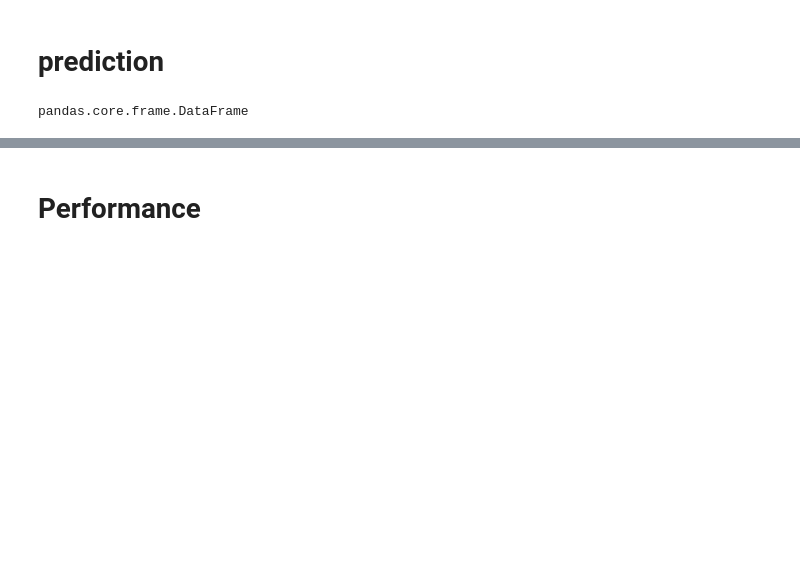
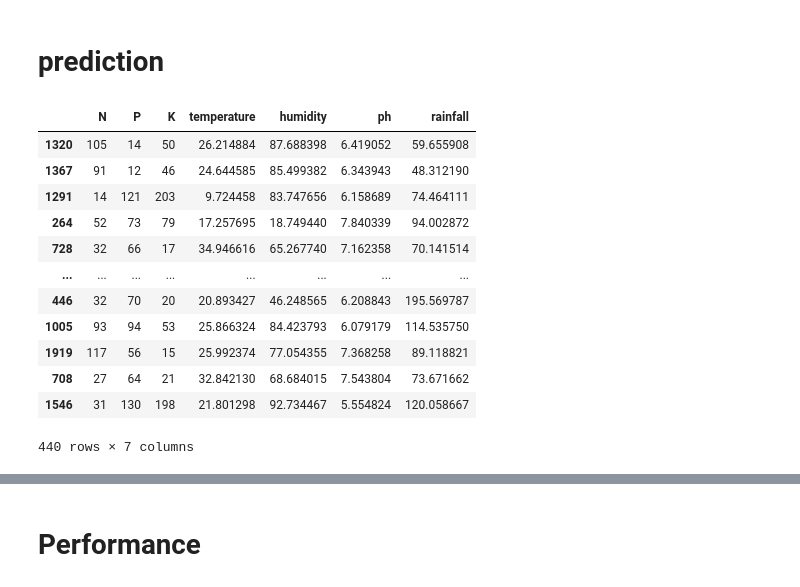
Before and after one commit to cereal-hecker/Smart-Kisan, a Jupyter notebook: svm-model/svm-model.ipynb, the cells around one changed output, grey strips where cells are left out. Saved outputs shown, nothing was run; the diff lists cells and outputs as text; code cells hidden in the pictures; blank space fills up the shorter version.

```diff
--- a/svm-model/svm-model.ipynb
+++ b/svm-model/svm-model.ipynb
@@ -136,10 +139,22 @@ SVC(C=0.1, break_ties=False, cache_size=200, class_weight=None, coef0=0.0,
     tol=0.001, verbose=False)
 # %% [markdown]
 # prediction
-# %%
-type(x_train)
-# %% [output]
-pandas.core.frame.DataFrame
+# %%
+x_test
+# %% [output]
+|  | N | P | K | temperature | humidity | ph | rainfall |
+| 1320 | 105 | 14 | 50 | 26.214884 | 87.688398 | 6.419052 | 59.655908 |
+| 1367 | 91 | 12 | 46 | 24.644585 | 85.499382 | 6.343943 | 48.312190 |
+| 1291 | 14 | 121 | 203 | 9.724458 | 83.747656 | 6.158689 | 74.464111 |
+| 264 | 52 | 73 | 79 | 17.257695 | 18.749440 | 7.840339 | 94.002872 |
+| 728 | 32 | 66 | 17 | 34.946616 | 65.267740 | 7.162358 | 70.141514 |
+| ... | ... | ... | ... | ... | ... | ... | ... |
+| 446 | 32 | 70 | 20 | 20.893427 | 46.248565 | 6.208843 | 195.569787 |
+| 1005 | 93 | 94 | 53 | 25.866324 | 84.423793 | 6.079179 | 114.535750 |
+| 1919 | 117 | 56 | 15 | 25.992374 | 77.054355 | 7.368258 | 89.118821 |
+| 708 | 27 | 64 | 21 | 32.842130 | 68.684015 | 7.543804 | 73.671662 |
+| 1546 | 31 | 130 | 198 | 21.801298 | 92.734467 | 5.554824 | 120.058667 |
+440 rows × 7 columns
 # %%
 y_train_pred = clf_svm_1.predict(x_train)
 y_test_pred = clf_svm_1.predict(x_test)
```
Also changed, not shown: parts of 2 cells of this notebook.
